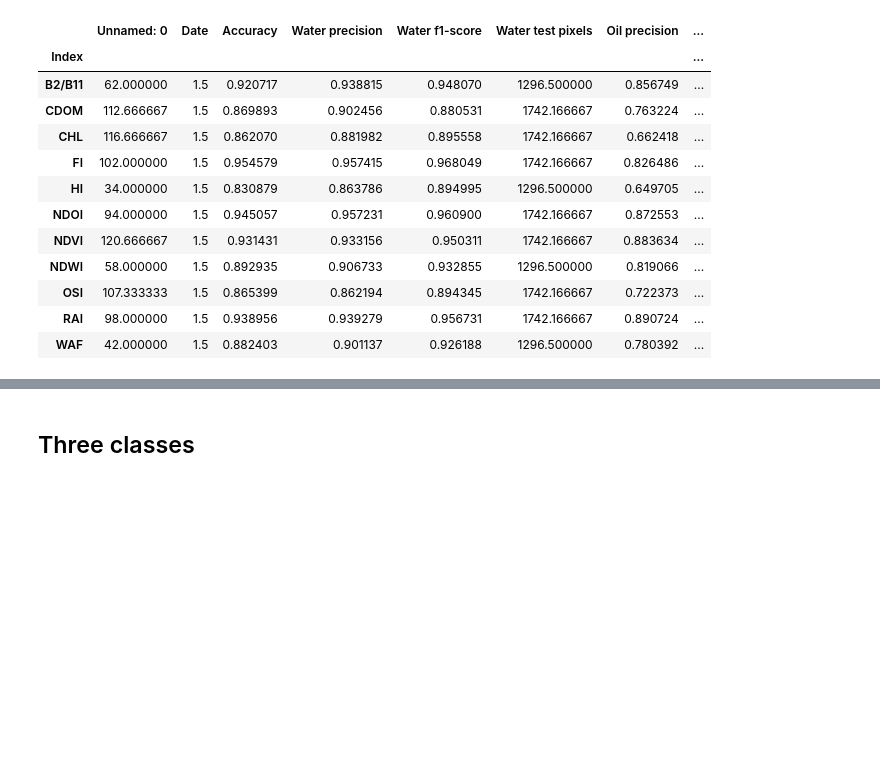
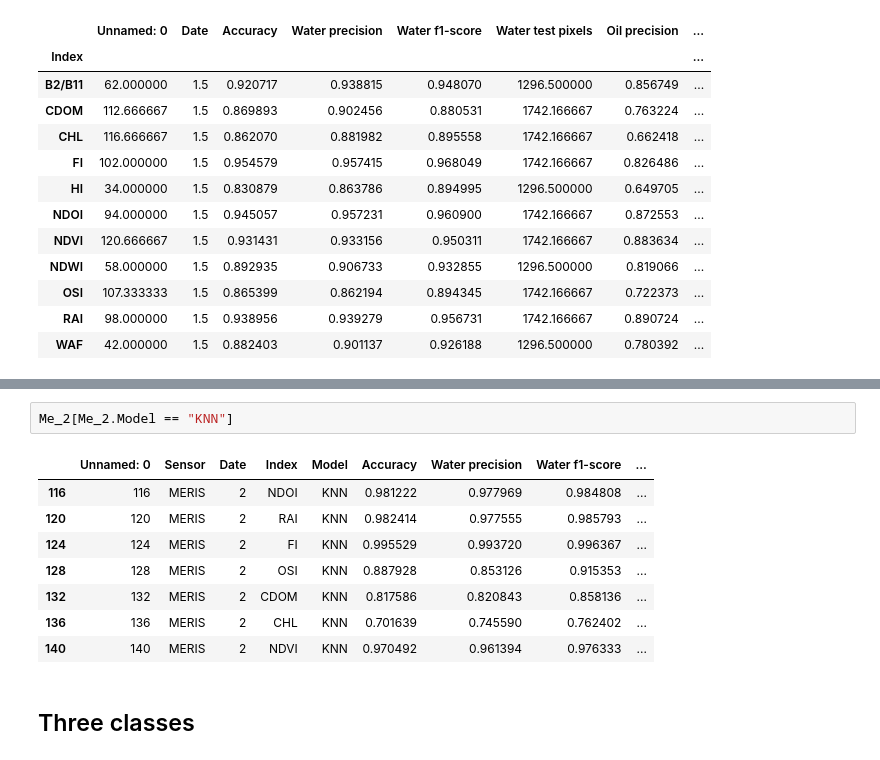
Before and after one commit to AmbarJade/NDOI-index, a Jupyter notebook: Error_representation.ipynb, the cells around one changed output, grey strips where cells are left out. Cells and saved outputs as stored; diff of their text form; blank space fills up the shorter version.

```diff
--- a/Error_representation.ipynb
+++ b/Error_representation.ipynb
@@ -127,3 +166,14 @@ df[df.Model == 'KNN'].groupby('Index').mean()
+# %%
+Me_2[Me_2.Model == "KNN"]
+# %% [output]
+|  | Unnamed: 0 | Sensor | Date | Index | Model | Accuracy | Water precision | Water f1-score | ... |
+| 116 | 116 | MERIS | 2 | NDOI | KNN | 0.981222 | 0.977969 | 0.984808 | ... |
+| 120 | 120 | MERIS | 2 | RAI | KNN | 0.982414 | 0.977555 | 0.985793 | ... |
+| 124 | 124 | MERIS | 2 | FI | KNN | 0.995529 | 0.993720 | 0.996367 | ... |
+| 128 | 128 | MERIS | 2 | OSI | KNN | 0.887928 | 0.853126 | 0.915353 | ... |
+| 132 | 132 | MERIS | 2 | CDOM | KNN | 0.817586 | 0.820843 | 0.858136 | ... |
+| 136 | 136 | MERIS | 2 | CHL | KNN | 0.701639 | 0.745590 | 0.762402 | ... |
+| 140 | 140 | MERIS | 2 | NDVI | KNN | 0.970492 | 0.961394 | 0.976333 | ... |
 # %% [markdown]
 ## Three classes
 # %%
```
Also changed, not shown: parts of 10 cells of this notebook.
